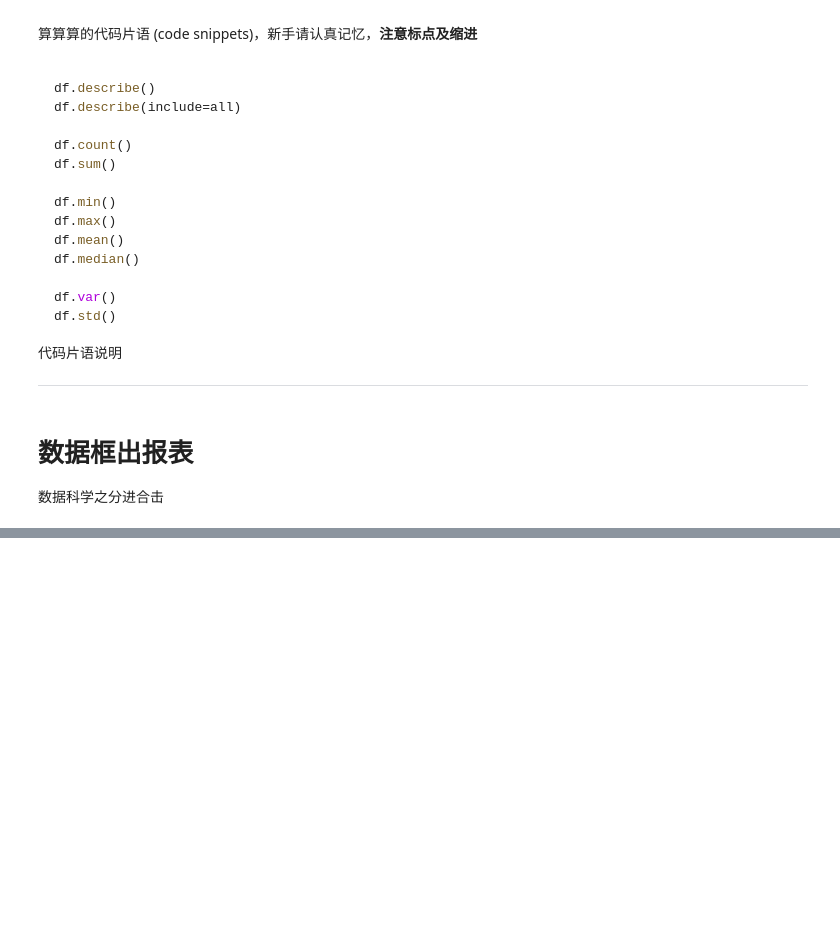
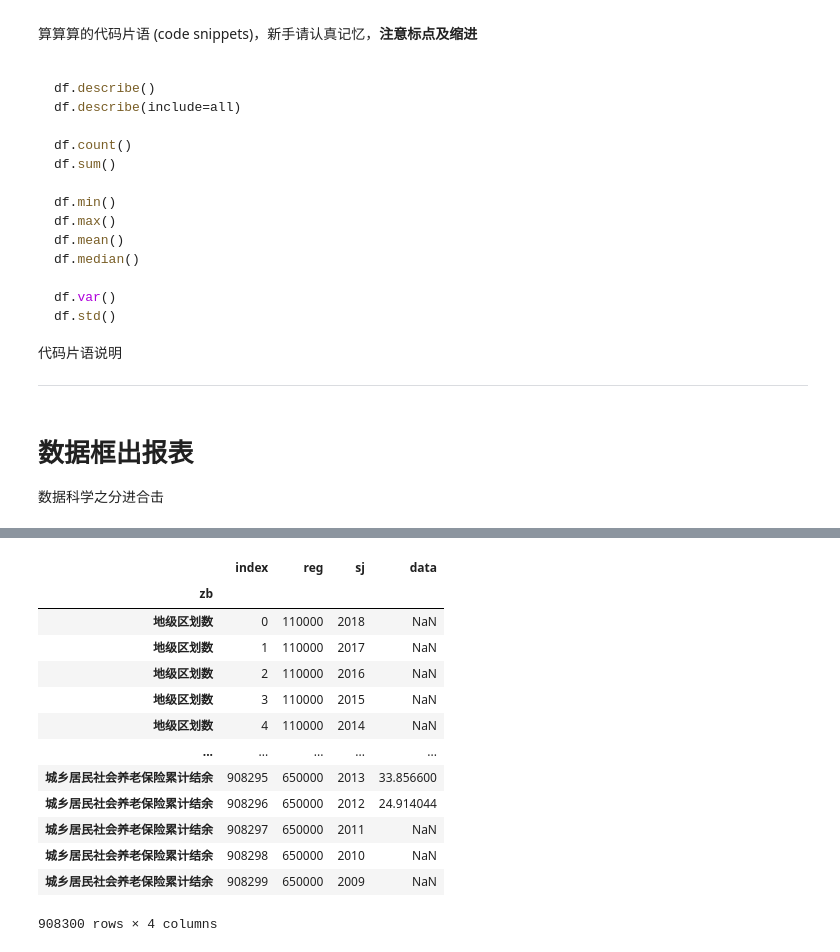
Before and after one commit to liuyu19/python_pandas, a Jupyter notebook: Spring20_Pandas/20春_pandas_week06_try/Untitled.ipynb, the cells around one changed output, grey strips where cells are left out. Cells and saved outputs as stored; diff of their text form; code cells hidden in the pictures; blank space fills up the shorter version.

```diff
--- a/Spring20_Pandas/20春_pandas_week06_try/Untitled.ipynb
+++ b/Spring20_Pandas/20春_pandas_week06_try/Untitled.ipynb
@@ -477,0 +547,17 @@ df.std()
+# %%
+df_raw.reset_index().set_index("zb").rename(index=指标字典)
+# %% [output]
+|  | index | reg | sj | data |
+| zb |  |  |  |  |
+| 地级区划数 | 0 | 110000 | 2018 | NaN |
+| 地级区划数 | 1 | 110000 | 2017 | NaN |
+| 地级区划数 | 2 | 110000 | 2016 | NaN |
+| 地级区划数 | 3 | 110000 | 2015 | NaN |
+| 地级区划数 | 4 | 110000 | 2014 | NaN |
+| ... | ... | ... | ... | ... |
+| 城乡居民社会养老保险累计结余 | 908295 | 650000 | 2013 | 33.856600 |
+| 城乡居民社会养老保险累计结余 | 908296 | 650000 | 2012 | 24.914044 |
+| 城乡居民社会养老保险累计结余 | 908297 | 650000 | 2011 | NaN |
+| 城乡居民社会养老保险累计结余 | 908298 | 650000 | 2010 | NaN |
+| 城乡居民社会养老保险累计结余 | 908299 | 650000 | 2009 | NaN |
+908300 rows × 4 columns
```
Also changed, not shown: parts of 16 cells of this notebook.
